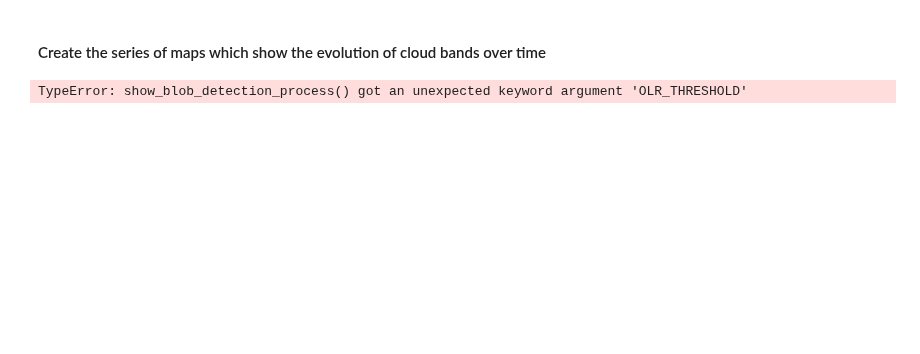
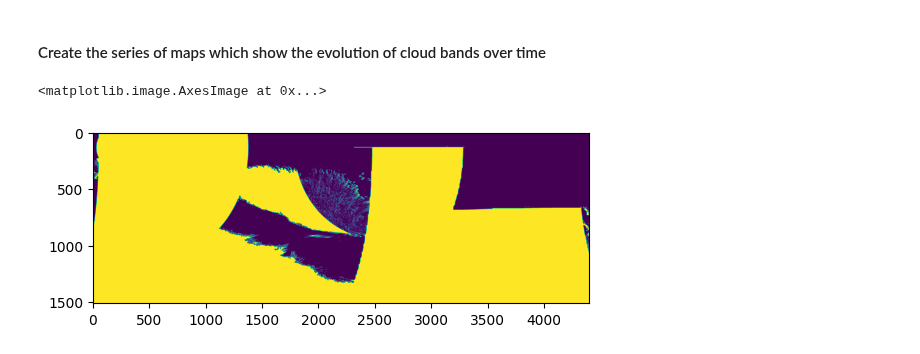
Before and after one commit to romainpilon/cloudbandPy, a Jupyter notebook: notebooks/plot_evolution_of_cloud_bands_southPacific_TB.ipynb, the cells around one changed output. Saved outputs shown, nothing was run; the diff lists cells and outputs as text; code cells hidden in the pictures; blank space fills up the shorter version.

Commit message:
Nbk: Detection using brightness temperatures, fail

```diff
--- a/notebooks/plot_evolution_of_cloud_bands_southPacific_TB.ipynb
+++ b/notebooks/plot_evolution_of_cloud_bands_southPacific_TB.ipynb
@@ -68,18 +84,7 @@ Run cloud band detection
 # %% [markdown]
 #### Create the series of maps which show the evolution of cloud bands over time
-# %%
-show_blob_detection_process(
-            lons,
-            lats,
-            OLR_THRESHOLD=parameters["TB_THRESHOLD"],
-            variable2process=tb2process,
-            fill_binarize_data=fill_binarize_data,
-            dilation=dilation,
-            labelled_blobs=labelled_blobs,
-            labelled_candidates=labelled_candidates,
-            cloud_bands_over_time=cloud_bands_over_time,
-            date2show=listofdates,
-            config=config,
-        )
-# %% [output]
-TypeError: show_blob_detection_process() got an unexpected keyword argument 'OLR_THRESHOLD'
+# %%
+plt.imshow(fill_binarize_data[0])
+# %% [output]
+<matplotlib.image.AxesImage at 0x...>
+[figure, added]
```
Also changed, not shown: parts of 5 cells of this notebook, 1 other file.
